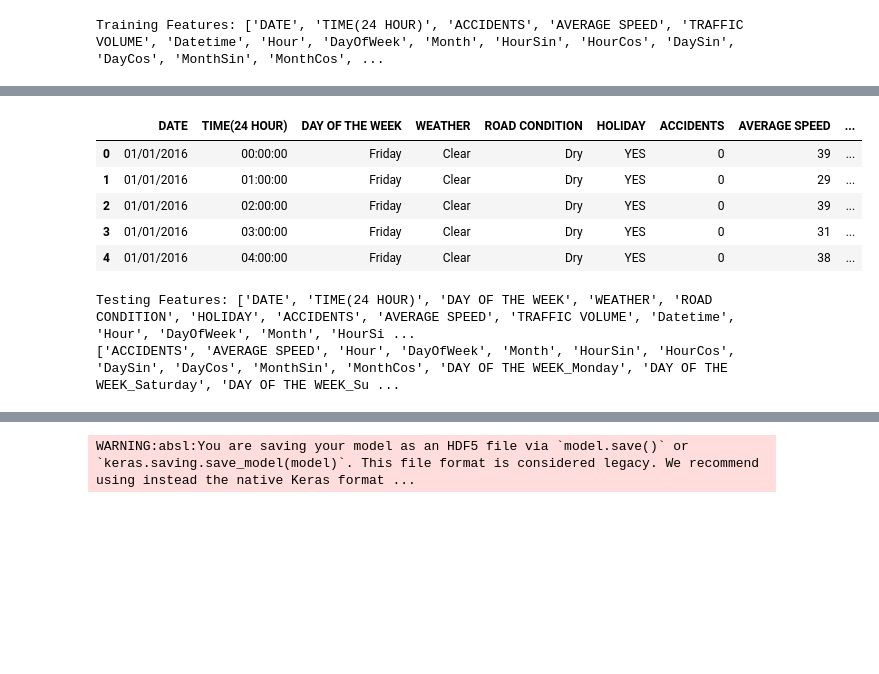
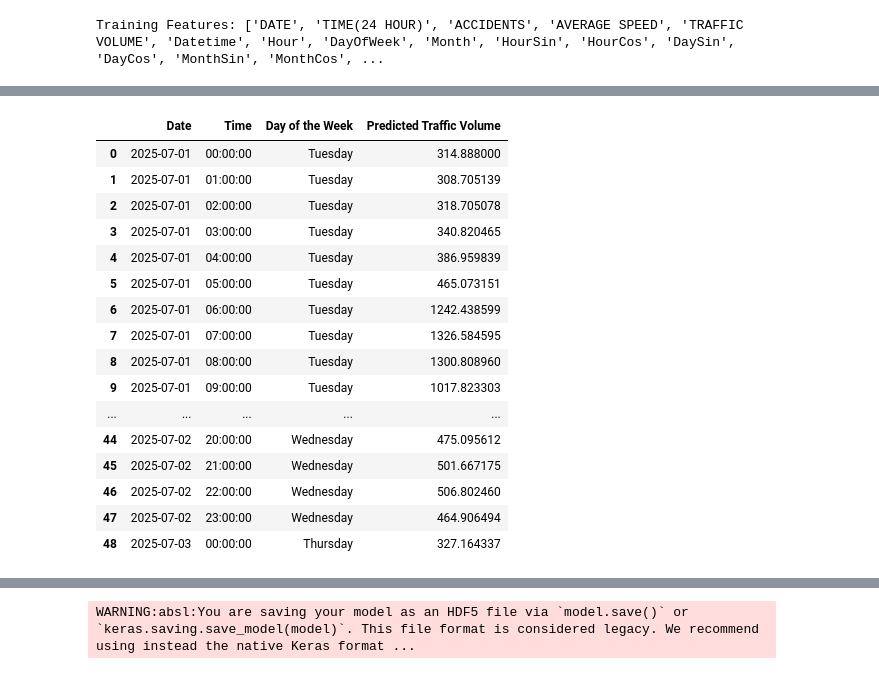
Before and after one commit to jhubii/Traffic_forecasting, a Jupyter notebook: Traffic_forecasting.ipynb, the cells around one changed output, grey strips where cells are left out. Saved outputs shown, nothing was run; the diff lists cells and outputs as text; code cells hidden in the pictures; blank space fills up the shorter version.

```diff
--- a/Traffic_forecasting.ipynb
+++ b/Traffic_forecasting.ipynb
@@ -43,10 +33,10 @@ def add_lagged_features(df, target_column, lags):
         df[f'{target_column}_lag_{lag}'] = df[target_column].shift(lag)
     return df.dropna()
 # %%
-def load_and_preprocess_data(files, sheets):
+def load_and_preprocess_data(files, sheets, route_names):
     df_list = []
 
-    for file in files:
+    for file, route_name in zip(files, route_names):
         if os.path.exists(file):
             for sheet in sheets:
                 try:
@@ -65,6 +55,7 @@ def load_and_preprocess_data(files, sheets):
                     temp_df['Hour'] = temp_df['Datetime'].dt.hour
                     temp_df['DayOfWeek'] = temp_df['Datetime'].dt.dayofweek
                     temp_df['Month'] = temp_df['Datetime'].dt.month
+                    temp_df['Route'] = route_name  # Add Route Information
                     temp_df = add_temporal_features(temp_df)
 
                     df_list.append(temp_df)
@@ -74,9 +65,11 @@ def load_and_preprocess_data(files, sheets):
     return pd.concat(df_list, ignore_index=True) if df_list else None
 # %%
 files = ['./dataset/MA-A.xlsx', './dataset/NORTHBOUND.xlsx', './dataset/SOUTHBOUND.xlsx']
+route_names = ['MA-A', 'NORTHBOUND', 'SOUTHBOUND']
 sheets = ["2018", "2019", "2020", "2021", "2022", "2023"]
-df = load_and_preprocess_data(files, sheets)
 
-df.head()
+df = load_and_preprocess_data(files, sheets, route_names)
+
+df.tail()
 # %% [output]
 |  | DATE | TIME(24 HOUR) | DAY OF THE WEEK | WEATHER | ROAD CONDITION | HOLIDAY | ACCIDENTS | AVERAGE SPEED | ... |
@@ -88,24 +81,33 @@ df.head()
 # %%
+# One-hot encode categorical features
 categorical_cols = ['DAY OF THE WEEK', 'WEATHER', 'ROAD CONDITION', 'HOLIDAY']
 df = pd.get_dummies(df, columns=categorical_cols, drop_first=True)
 
+# Create dummy variables for the 'Route' column (ensures route selection is preserved)
+df = pd.get_dummies(df, columns=['Route'], drop_first=False)
+
 target_column = 'TRAFFIC VOLUME'
 
-# lags = [1, 2, 3, 6, 12, 24]
-# df = add_lagged_features(df, target_column, lags)
+# ✅ Add lagged features (hourly/daily traffic patterns)
+lags = [1, 2, 3, 6, 12, 24]
+df = add_lagged_features(df, target_column, lags)
 
+# Define features (excluding target and timestamp-related columns)
 features = df.drop([target_column, 'DATE', 'TIME(24 HOUR)', 'Datetime'], axis=1)
 target = df[target_column]
 
+# Scale features and target variable
 scaler_X = MinMaxScaler()
 X_scaled = scaler_X.fit_transform(features)
 
 scaler_y = MinMaxScaler()
 y_scaled = scaler_y.fit_transform(target.values.reshape(-1, 1)).flatten()
 
+# Create sequences for LSTM
 window_size = 24
 X_seq, y_seq = create_sequences(X_scaled, y_scaled, window_size)
 
+# Split into training and test sets (80% train, 20% test)
 train_size = int(len(X_seq) * 0.8)
 X_train, X_test = X_seq[:train_size], X_seq[train_size:]
 y_train, y_test = y_seq[:train_size], y_seq[train_size:]
@@ -142,12 +144,8 @@ history = model.fit(
     X_train, y_train,
     epochs=100,
     batch_size=64,
-    validation_split=0.3,
+    validation_split=0.2,
     callbacks=[early_stop],
     verbose=1
 )
-
-y_pred_scaled = model.predict(X_test).flatten()
-y_pred = scaler_y.inverse_transform(y_pred_scaled.reshape(-1, 1)).flatten()
-y_actual = scaler_y.inverse_transform(y_test.reshape(-1, 1)).flatten()
 # %% [output]
@@ -260,7 +346,12 @@ new_df.head()
 # %%
-# Preprocess new data
-window_size = 24
-X_new, y_actual_new = preprocess_new_data(new_df, scaler_X, window_size)
+start_date = "2025-07-01"
+end_date = "2025-07-04"
+selected_route = "MA-A"
 
-new_df.head()
+predicted_df = predict_traffic(model, start_date, end_date, selected_route, scaler_X, scaler_y, df)
+
+if predicted_df.empty:
+    print("❌ No predictions available.")
+else:
+    display(predicted_df)
 # %% [output]
@@ -267,12 +360,17 @@ new_df.head()
-|  | DATE | TIME(24 HOUR) | DAY OF THE WEEK | WEATHER | ROAD CONDITION | HOLIDAY | ACCIDENTS | AVERAGE SPEED | ... |
-| 0 | 01/01/2016 | 00:00:00 | Friday | Clear | Dry | YES | 0 | 39 | ... |
-| 1 | 01/01/2016 | 01:00:00 | Friday | Clear | Dry | YES | 0 | 29 | ... |
-| 2 | 01/01/2016 | 02:00:00 | Friday | Clear | Dry | YES | 0 | 39 | ... |
-| 3 | 01/01/2016 | 03:00:00 | Friday | Clear | Dry | YES | 0 | 31 | ... |
-| 4 | 01/01/2016 | 04:00:00 | Friday | Clear | Dry | YES | 0 | 38 | ... |
+|  | Date | Time | Day of the Week | Predicted Traffic Volume |
+| 0 | 2025-07-01 | 00:00:00 | Tuesday | 314.888000 |
+| 1 | 2025-07-01 | 01:00:00 | Tuesday | 308.705139 |
+| 2 | 2025-07-01 | 02:00:00 | Tuesday | 318.705078 |
+| 3 | 2025-07-01 | 03:00:00 | Tuesday | 340.820465 |
+| 4 | 2025-07-01 | 04:00:00 | Tuesday | 386.959839 |
+| 5 | 2025-07-01 | 05:00:00 | Tuesday | 465.073151 |
+| 6 | 2025-07-01 | 06:00:00 | Tuesday | 1242.438599 |
+| 7 | 2025-07-01 | 07:00:00 | Tuesday | 1326.584595 |
+| 8 | 2025-07-01 | 08:00:00 | Tuesday | 1300.808960 |
+| 9 | 2025-07-01 | 09:00:00 | Tuesday | 1017.823303 |
+| ... | ... | ... | ... | ... |
+| 44 | 2025-07-02 | 20:00:00 | Wednesday | 475.095612 |
+| 45 | 2025-07-02 | 21:00:00 | Wednesday | 501.667175 |
+| 46 | 2025-07-02 | 22:00:00 | Wednesday | 506.802460 |
+| 47 | 2025-07-02 | 23:00:00 | Wednesday | 464.906494 |
+| 48 | 2025-07-03 | 00:00:00 | Thursday | 327.164337 |
-# %%
-print("Testing Features:", list(new_df.columns))
-print(list(features));
-# %% [output]
-Testing Features: ['DATE', 'TIME(24 HOUR)', 'DAY OF THE WEEK', 'WEATHER', 'ROAD CONDITION', 'HOLIDAY', 'ACCIDENTS', 'AVERAGE SPEED', 'TRAFFIC VOLUME', 'Datetime', 'Hour', 'DayOfWeek', 'Month', 'HourSi ...
-['ACCIDENTS', 'AVERAGE SPEED', 'Hour', 'DayOfWeek', 'Month', 'HourSin', 'HourCos', 'DaySin', 'DayCos', 'MonthSin', 'MonthCos', 'DAY OF THE WEEK_Monday', 'DAY OF THE WEEK_Saturday', 'DAY OF THE WEEK_Su ...
```
Also changed, not shown: parts of 19 cells of this notebook, 15 other files.
